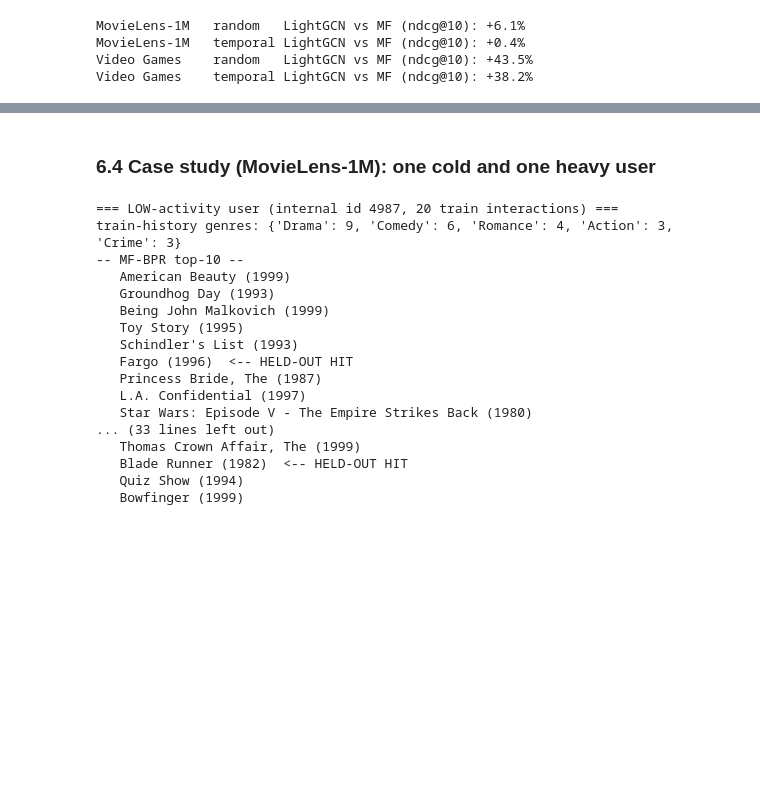
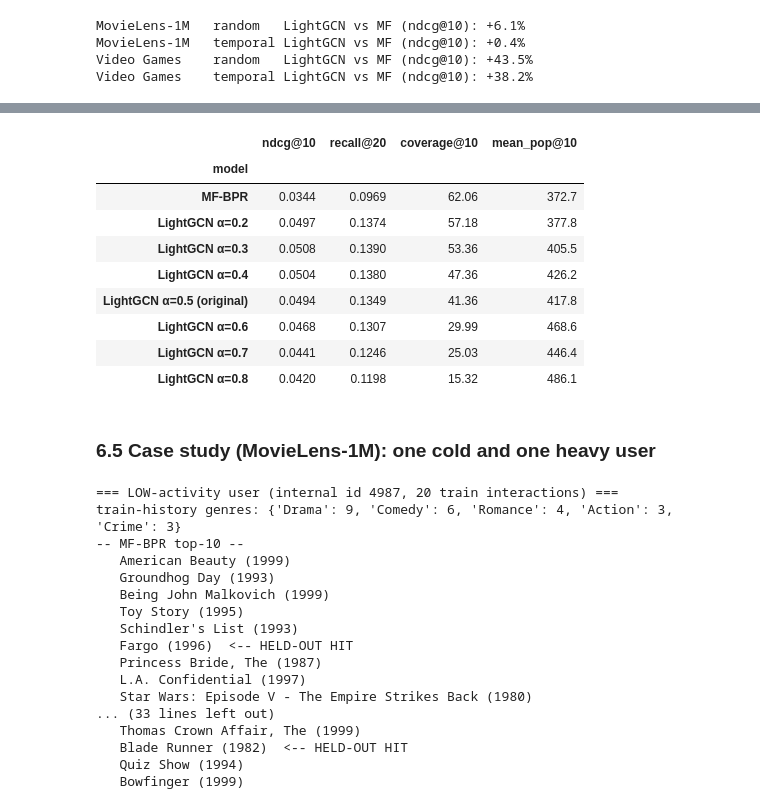
Before and after one commit to leftrightworld/movielens-data, a Jupyter notebook: project1/project1_report.ipynb, the cells around one changed output, grey strips where cells are left out. Cells and saved outputs as stored; diff of their text form; code cells hidden in the pictures; blank space fills up the shorter version.

Commit message:
Extension: degree-alpha LightGCN — alpha=0.3 is a Pareto improvement on sparse data (+2.8% NDCG, coverage 41%->53%)

```diff
--- a/project1/project1_report.ipynb
+++ b/project1/project1_report.ipynb
@@ -390,5 +402,28 @@ Video Games    temporal LightGCN vs MF (ndcg@10): +38.2%
+# %%
+rows = []
+mf = load_result("vgames_mf_d64")
+rows.append({"model": "MF-BPR", **mf["test"], **mf["beyond_accuracy"]})
+for a in (0.2, 0.3, 0.4, 0.5, 0.6, 0.7, 0.8):
+    n = "vgames_lightgcn_d64_l3" + ("" if a == 0.5 else f"_a{a}")
+    r = load_result(n)
+    label = f"LightGCN α={a}" + (" (original)" if a == 0.5 else "")
+    rows.append({"model": label, **r["test"], **r["beyond_accuracy"]})
+ext = pd.DataFrame(rows).set_index("model")[
+    ["ndcg@10", "recall@20", "coverage@10", "mean_pop@10"]]
+display(ext.round(4))
+# %% [output]
+|  | ndcg@10 | recall@20 | coverage@10 | mean_pop@10 |
+| model |  |  |  |  |
+| MF-BPR | 0.0344 | 0.0969 | 62.06 | 372.7 |
+| LightGCN α=0.2 | 0.0497 | 0.1374 | 57.18 | 377.8 |
+| LightGCN α=0.3 | 0.0508 | 0.1390 | 53.36 | 405.5 |
+| LightGCN α=0.4 | 0.0504 | 0.1380 | 47.36 | 426.2 |
+| LightGCN α=0.5 (original) | 0.0494 | 0.1349 | 41.36 | 417.8 |
+| LightGCN α=0.6 | 0.0468 | 0.1307 | 29.99 | 468.6 |
+| LightGCN α=0.7 | 0.0441 | 0.1246 | 25.03 | 446.4 |
+| LightGCN α=0.8 | 0.0420 | 0.1198 | 15.32 | 486.1 |
 # %% [markdown]
-### 6.4 Case study (MovieLens-1M): one cold and one heavy user
+### 6.5 Case study (MovieLens-1M): one cold and one heavy user
 # %%
 movies = pd.read_csv(ROOT.parent / "movielens-1m" / "movies.csv")
 z = np.load(DATA / "ml-1m.npz")
```
Also changed, not shown: parts of 2 cells of this notebook, 19 other files.
